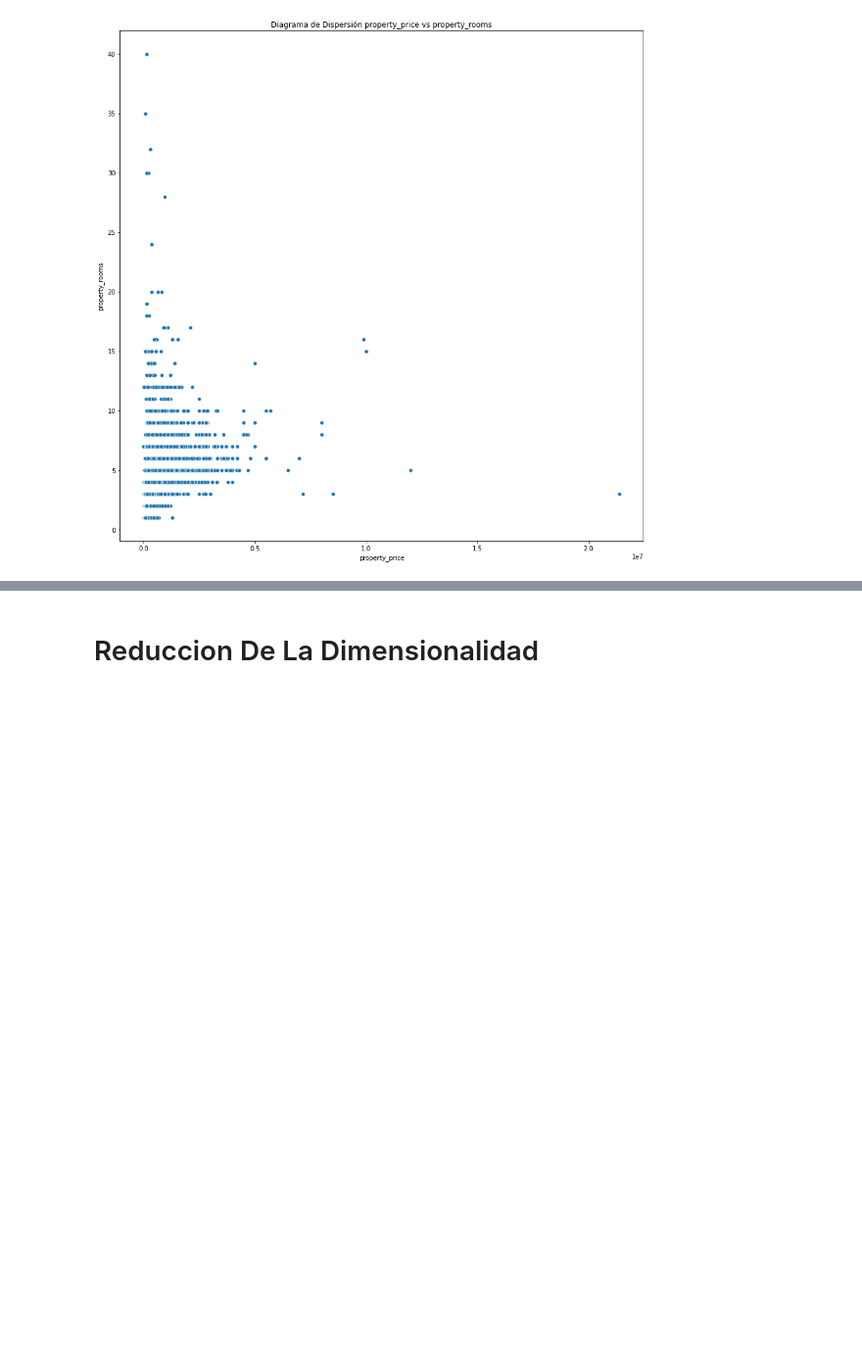
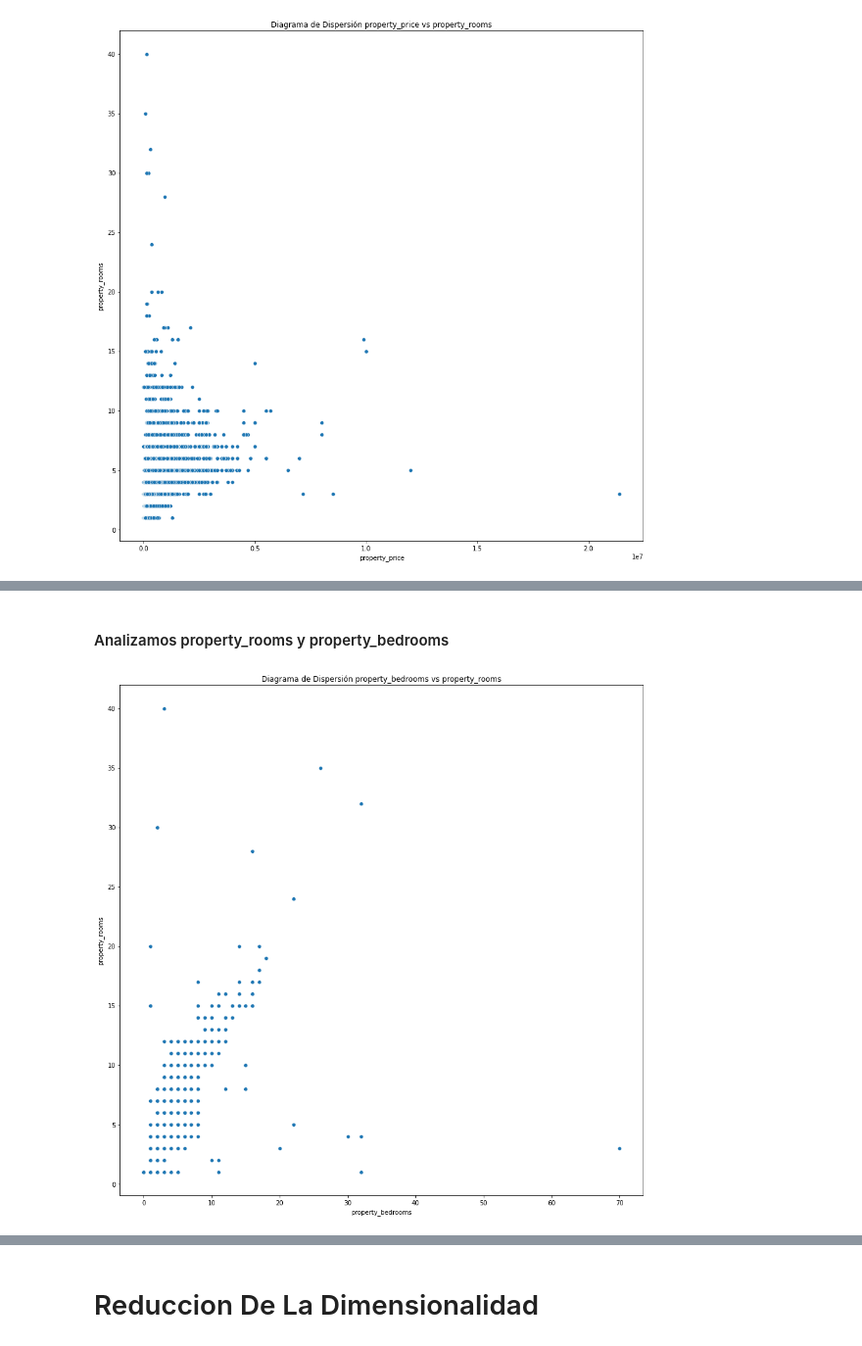
Before and after one commit to Fanusaez/7506R-2C2022-GRUPO13, a Jupyter notebook: 7506R_TP1_GRUPO13_ENTREGA.ipynb, the cells around one changed output, grey strips where cells are left out. Shown at 98% size. Cells and saved outputs as stored; diff of their text form; code cells hidden in the pictures; blank space fills up the shorter version.

```diff
--- a/7506R_TP1_GRUPO13_ENTREGA.ipynb
+++ b/7506R_TP1_GRUPO13_ENTREGA.ipynb
@@ -631,0 +635,9 @@ legend.legendHandles[1]._sizes = [20]
+# %% [markdown]
+#### Analizamos property_rooms y property_bedrooms
+# %%
+plt.figure(figsize=(15,15))
+sns.scatterplot(ds_atipicos['property_bedrooms'],ds_atipicos['property_rooms'])
+plt.title('Diagrama de Dispersión property_bedrooms vs property_rooms')
+plt.show()
+# %% [output]
+[figure, added]
```
Also changed, not shown: parts of 16 cells of this notebook.
